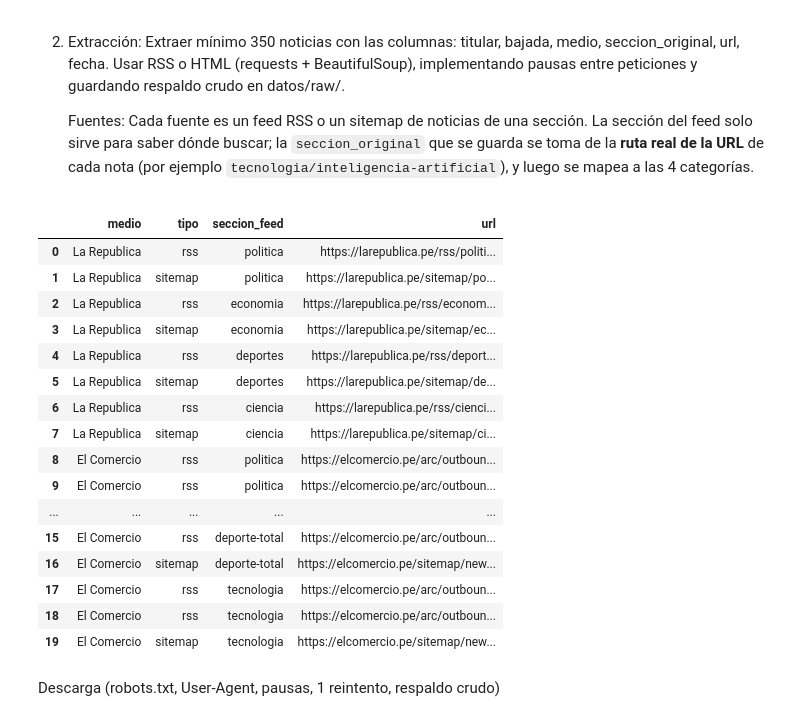
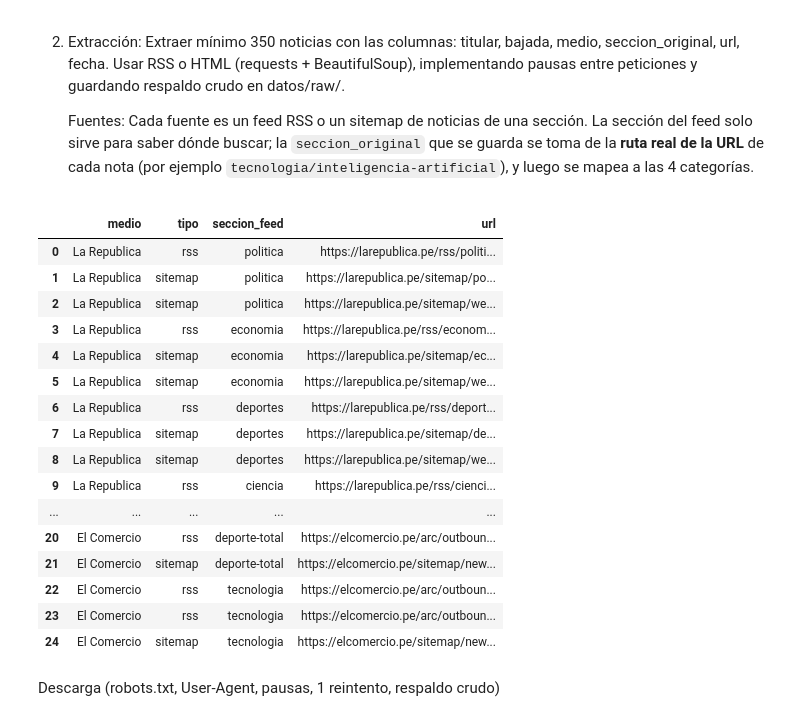
Before and after one commit to ValMur123/python_intermedio, a Jupyter notebook: tarea_1/01_recoleccion.ipynb, the cells around one changed output. Saved outputs shown, nothing was run; the diff lists cells and outputs as text; code cells hidden in the pictures.

```diff
--- a/tarea_1/01_recoleccion.ipynb
+++ b/tarea_1/01_recoleccion.ipynb
@@ -57,42 +57,45 @@ saber dónde buscar; la `seccion_original` que se guarda se toma de la **ruta re
 # %%
 LR = "https://larepublica.pe"
 EC = "https://elcomercio.pe"
 
 FUENTES_LR = []
 for sec in ["politica", "economia", "deportes", "ciencia"]:
     FUENTES_LR += [
         {"medio": "La Republica", "tipo": "rss",     "seccion_feed": sec, "url": f"{LR}/rss/{sec}.xml"},
         {"medio": "La Republica", "tipo": "sitemap", "seccion_feed": sec, "url": f"{LR}/sitemap/{sec}.xml"},
+        {"medio": "La Republica", "tipo": "sitemap", "seccion_feed": sec, "url": f"{LR}/sitemap/web/{sec}.xml"},
     ]
-
+# Sitemap general de noticias declarado en robots.txt (todas las secciones; el mapeo filtra las 4 categorías)
+FUENTES_LR.append({"medio": "La Republica", "tipo": "sitemap", "seccion_feed": "general",
+                   "url": f"{LR}/sitemap/noticias.xml"})
 FUENTES_EC = []
 for sec in ["politica", "economia", "deporte-total", "tecnologia"]:
     FUENTES_EC += [
         {"medio": "El Comercio", "tipo": "rss",     "seccion_feed": sec, "url": f"{EC}/arc/outboundfeeds/rss/category/{sec}/?outputType=xml"},
         {"medio": "El Comercio", "tipo": "rss",     "seccion_feed": sec, "url": f"{EC}/arc/outboundfeeds/google-news-feed/category/{sec}/?outputType=xml"},
         {"medio": "El Comercio", "tipo": "sitemap", "seccion_feed": sec, "url": f"{EC}/sitemap/news/{sec}/?outputType=xml"},
     ]
 
 FUENTES = {"A": FUENTES_LR, "B": FUENTES_EC, "C": FUENTES_LR + FUENTES_EC}[OPCION]
 pd.DataFrame(FUENTES)
 # %% [output]
 |  | medio | tipo | seccion_feed | url |
 | 0 | La Republica | rss | politica | https://larepublica.pe/rss/politi... |
 | 1 | La Republica | sitemap | politica | https://larepublica.pe/sitemap/po... |
-| 2 | La Republica | rss | economia | https://larepublica.pe/rss/econom... |
-| 3 | La Republica | sitemap | economia | https://larepublica.pe/sitemap/ec... |
-| 4 | La Republica | rss | deportes | https://larepublica.pe/rss/deport... |
-| 5 | La Republica | sitemap | deportes | https://larepublica.pe/sitemap/de... |
-| 6 | La Republica | rss | ciencia | https://larepublica.pe/rss/cienci... |
-| 7 | La Republica | sitemap | ciencia | https://larepublica.pe/sitemap/ci... |
-| 8 | El Comercio | rss | politica | https://elcomercio.pe/arc/outboun... |
-| 9 | El Comercio | rss | politica | https://elcomercio.pe/arc/outboun... |
+| 2 | La Republica | sitemap | politica | https://larepublica.pe/sitemap/we... |
+| 3 | La Republica | rss | economia | https://larepublica.pe/rss/econom... |
+| 4 | La Republica | sitemap | economia | https://larepublica.pe/sitemap/ec... |
+| 5 | La Republica | sitemap | economia | https://larepublica.pe/sitemap/we... |
+| 6 | La Republica | rss | deportes | https://larepublica.pe/rss/deport... |
+| 7 | La Republica | sitemap | deportes | https://larepublica.pe/sitemap/de... |
+| 8 | La Republica | sitemap | deportes | https://larepublica.pe/sitemap/we... |
+| 9 | La Republica | rss | ciencia | https://larepublica.pe/rss/cienci... |
 | ... | ... | ... | ... | ... |
-| 15 | El Comercio | rss | deporte-total | https://elcomercio.pe/arc/outboun... |
-| 16 | El Comercio | sitemap | deporte-total | https://elcomercio.pe/sitemap/new... |
-| 17 | El Comercio | rss | tecnologia | https://elcomercio.pe/arc/outboun... |
-| 18 | El Comercio | rss | tecnologia | https://elcomercio.pe/arc/outboun... |
-| 19 | El Comercio | sitemap | tecnologia | https://elcomercio.pe/sitemap/new... |
+| 20 | El Comercio | rss | deporte-total | https://elcomercio.pe/arc/outboun... |
+| 21 | El Comercio | sitemap | deporte-total | https://elcomercio.pe/sitemap/new... |
+| 22 | El Comercio | rss | tecnologia | https://elcomercio.pe/arc/outboun... |
+| 23 | El Comercio | rss | tecnologia | https://elcomercio.pe/arc/outboun... |
+| 24 | El Comercio | sitemap | tecnologia | https://elcomercio.pe/sitemap/new... |
 # %% [markdown]
 Descarga (robots.txt, User-Agent, pausas, 1 reintento, respaldo crudo)
 # %%
```
Also changed, not shown: parts of 14 cells of this notebook, 20 other files.
